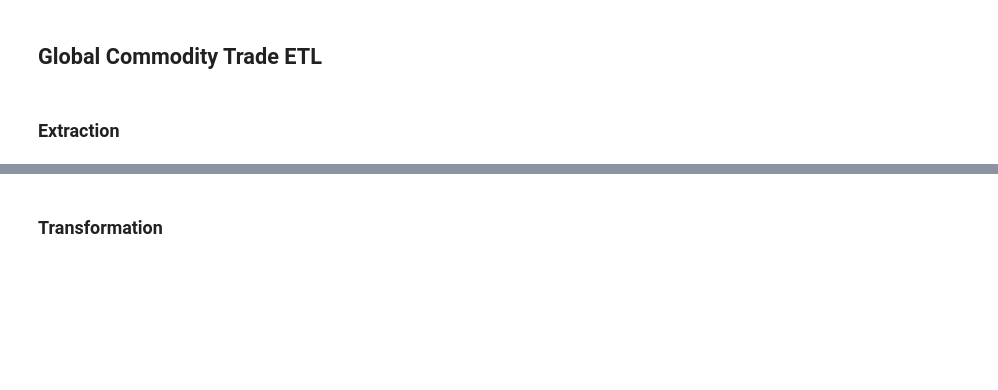
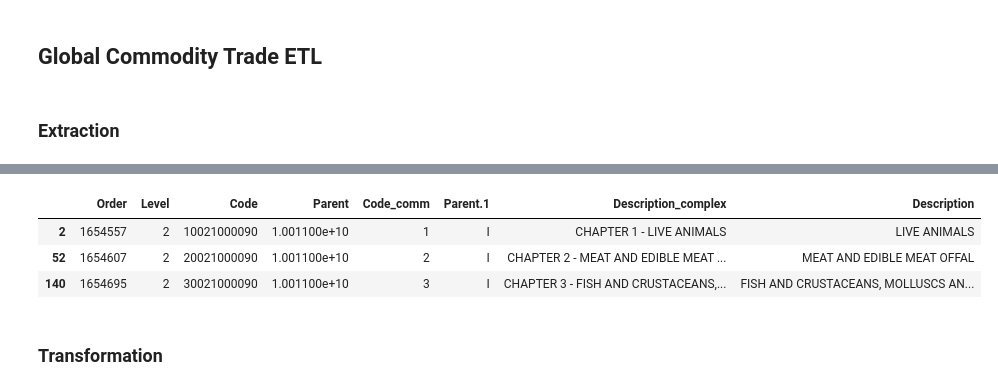
Before and after one commit to betofleitass/etl_python_pentaho, a Jupyter notebook: etl.ipynb, the cells around one changed output, grey strips where cells are left out. Drawn from its saved outputs; the diff is of its cells as text; code cells hidden in the pictures; blank space fills up the shorter version.

```diff
--- a/etl.ipynb
+++ b/etl.ipynb
@@ -35,6 +61,12 @@ df_codes = pd.read_csv('./sources/hs_codes.csv')
 # %%
 # All product codes with Level == 2
-df_parents = df_codes[df_codes['Level']==2].copy()
+df_parents = df_product_codes[df_product_codes['Level']==2].copy()
+df_parents.head(3)
+# %% [output]
+|  | Order | Level | Code | Parent | Code_comm | Parent.1 | Description_complex | Description |
+| 2 | 1654557 | 2 | 10021000090 | 1.001100e+10 | 1 | I | CHAPTER 1 - LIVE ANIMALS | LIVE ANIMALS |
+| 52 | 1654607 | 2 | 20021000090 | 1.001100e+10 | 2 | I | CHAPTER 2 - MEAT AND EDIBLE MEAT ... | MEAT AND EDIBLE MEAT OFFAL |
+| 140 | 1654695 | 2 | 30021000090 | 1.001100e+10 | 3 | I | CHAPTER 3 - FISH AND CRUSTACEANS,... | FISH AND CRUSTACEANS, MOLLUSCS AN... |
 # %% [markdown]
 ### Transformation
 # %% [markdown]
```
Also changed, not shown: parts of 28 cells of this notebook.
